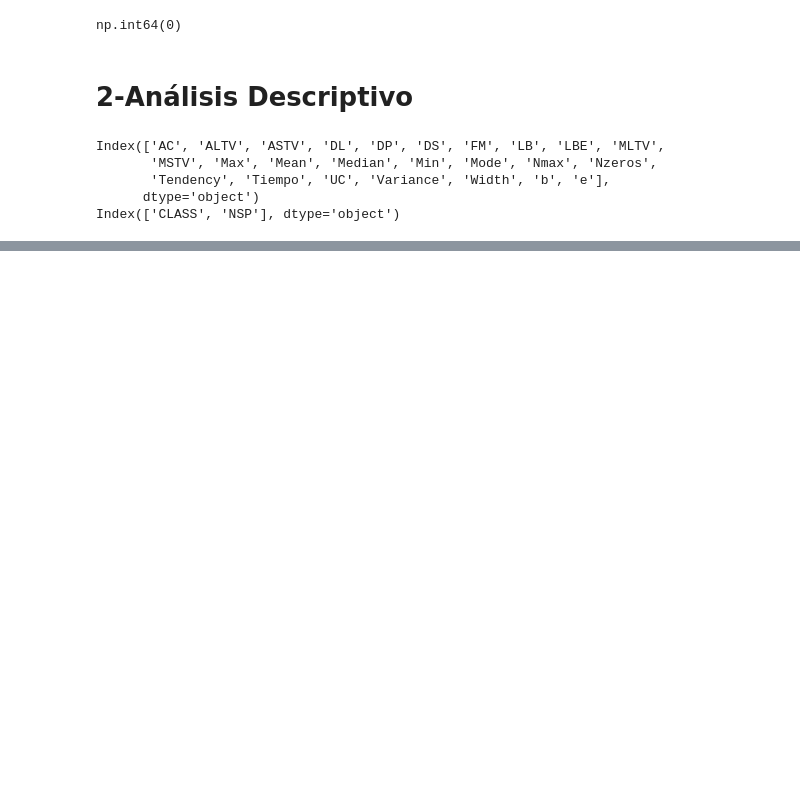
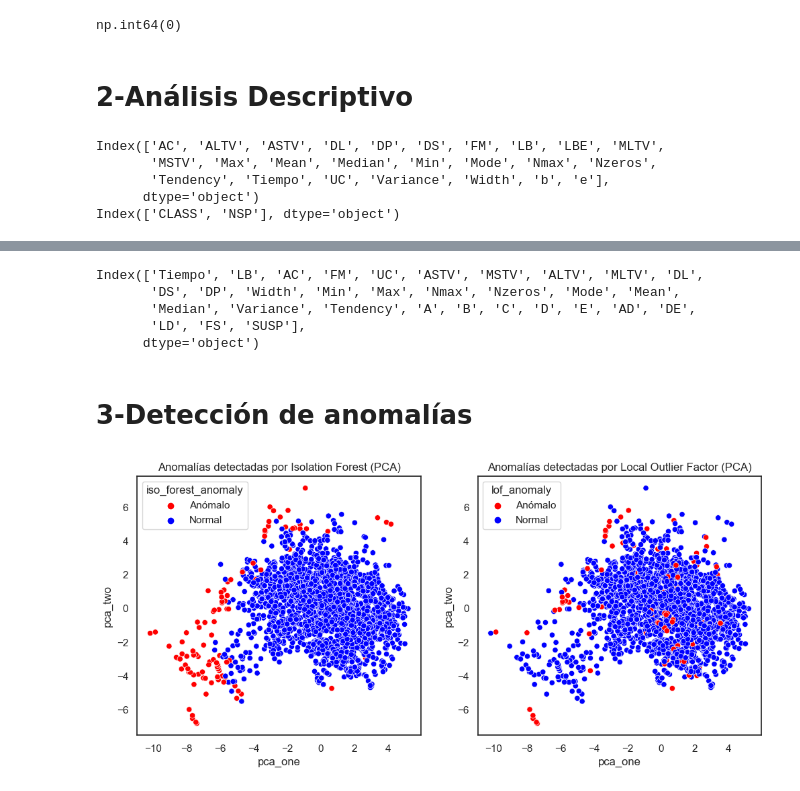
Before and after one commit to jgarciaug/cardiotocology, a Jupyter notebook: analisis.ipynb, the cells around one changed output, grey strips where cells are left out. Saved outputs shown, nothing was run; the diff lists cells and outputs as text; code cells hidden in the pictures; blank space fills up the shorter version.

```diff
--- a/analisis.ipynb
+++ b/analisis.ipynb
@@ -228,0 +420,10 @@ plt.show()
+# %%
+numeric_cols_all
+# %% [output]
+Index(['Tiempo', 'LB', 'AC', 'FM', 'UC', 'ASTV', 'MSTV', 'ALTV', 'MLTV', 'DL',
+       'DS', 'DP', 'Width', 'Min', 'Max', 'Nmax', 'Nzeros', 'Mode', 'Mean',
+       'Median', 'Variance', 'Tendency', 'A', 'B', 'C', 'D', 'E', 'AD', 'DE',
+       'LD', 'FS', 'SUSP'],
+      dtype='object')
+# %% [markdown]
+# 3-Detección de anomalías
@@ -228,0 +435,45 @@ plt.show()
+# %%
+# Escalar los datos numéricos
+scaler = StandardScaler()
+df_scaled = scaler.fit_transform(df[numeric_cols_all])
+
+contaminacion = 0.05
+texto_normal = "Normal"
+texto_anomalo = "Anómalo"
+
+# 1. Isolation Forest
+iso_forest = IsolationForest(contamination=contaminacion, random_state=33)
+iso_forest_pred = iso_forest.fit_predict(df_scaled)
+
+# 2. Local Outlier Factor
+lof = LocalOutlierFactor(n_neighbors=20,contamination=contaminacion)
+lof_pred = lof.fit_predict(df_scaled)
+
+# Agregar las predicciones al DataFrame original
+df['iso_forest_anomaly'] = iso_forest_pred
+df['lof_anomaly'] = lof_pred
+
+df['iso_forest_anomaly'] = df['iso_forest_anomaly'].apply(lambda x: texto_anomalo if x == -1 else texto_normal)
+df['lof_anomaly'] = df['lof_anomaly'].apply(lambda x: texto_anomalo if x == -1 else texto_normal)
+# %%
+# Aplicar PCA para reducir la dimensionalidad a 2 componentes
+pca = PCA(n_components=2)
+pca_result = pca.fit_transform(df_scaled)
+df['pca_one'] = pca_result[:, 0]
+df['pca_two'] = pca_result[:, 1]
+
+# Gráfico de dispersión para Isolation Forest con PCA
+plt.figure(figsize=(12, 5))
+plt.subplot(1, 2, 1)
+color_map = {'Normal': 'blue', 'Anómalo': 'red'}
+sns.scatterplot(x='pca_one', y='pca_two', hue='iso_forest_anomaly', data=df, palette=color_map)
+plt.title('Anomalías detectadas por Isolation Forest (PCA)')
+
+# Gráfico de dispersión para Local Outlier Factor con PCA
+plt.subplot(1, 2, 2)
+sns.scatterplot(x='pca_one', y='pca_two', hue='lof_anomaly', data=df, palette=color_map)
+plt.title('Anomalías detectadas por Local Outlier Factor (PCA)')
+
+plt.show()
+# %% [output]
+[figure, added]
```
Also changed, not shown: parts of 31 cells of this notebook.
